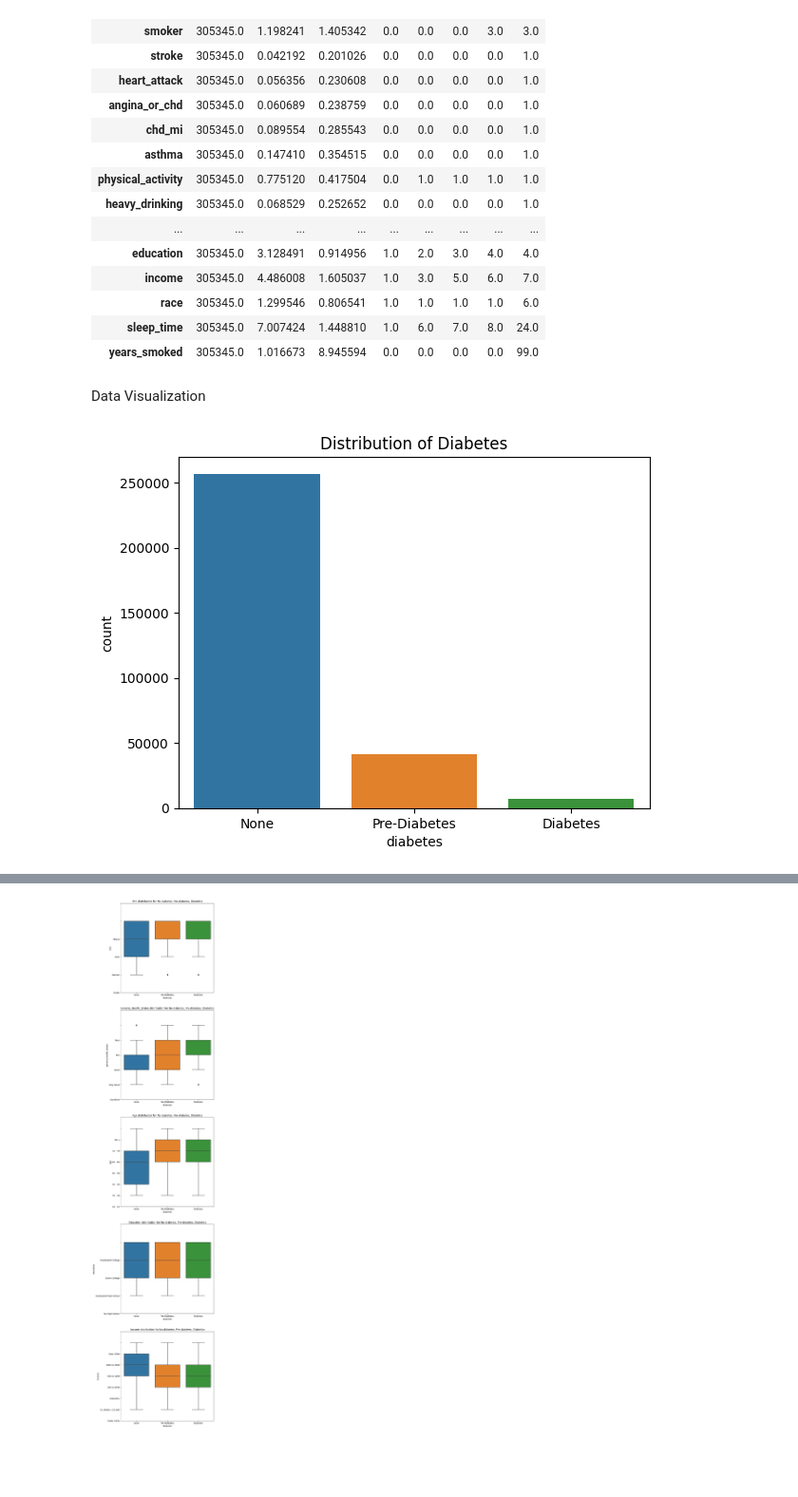
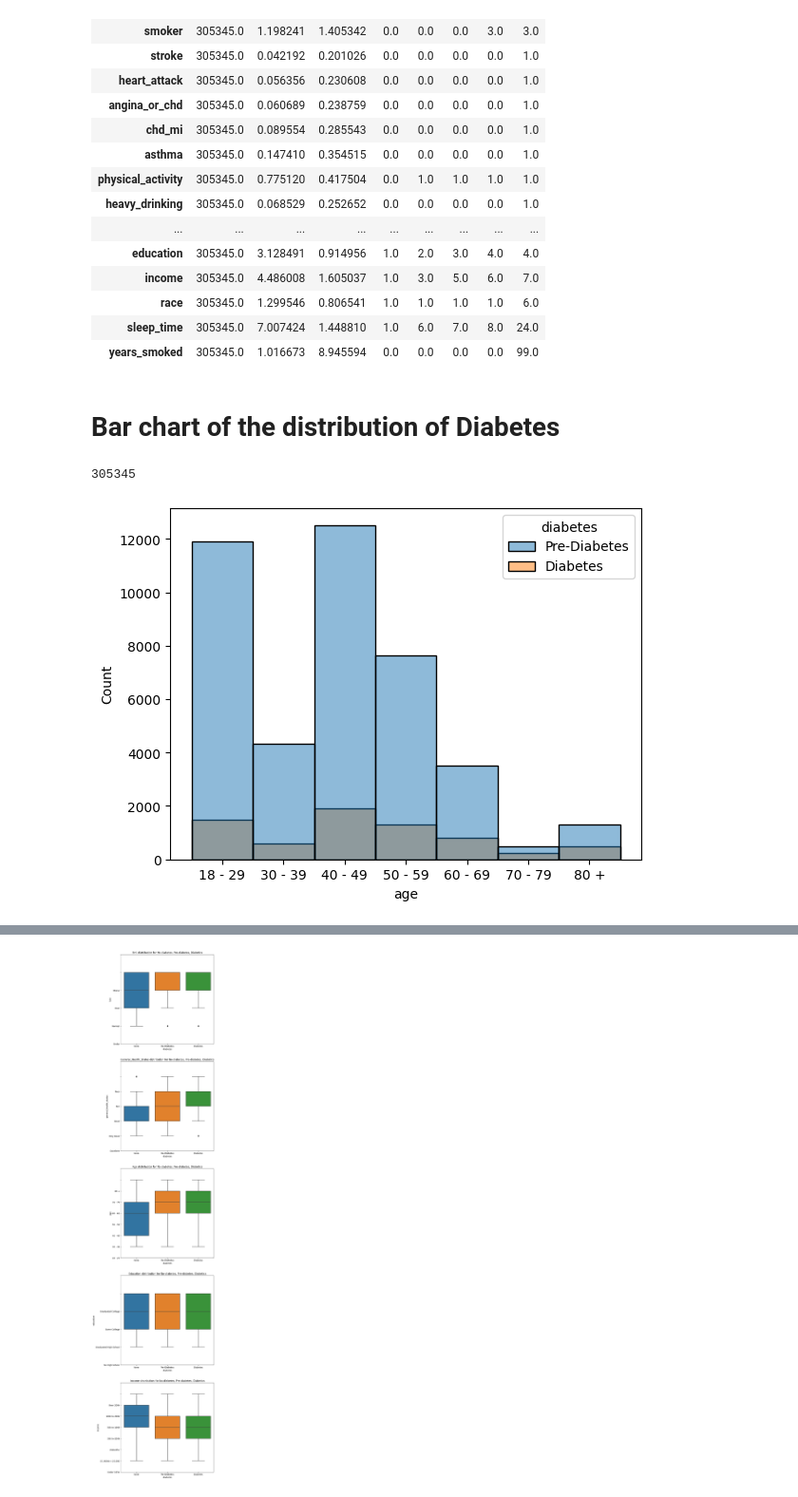
Before and after one commit to DanielHarrod/mec-mini-projects, a Jupyter notebook: Capstone/12_classification/data_wrangling_and_exploration.ipynb, the cells around one changed output, grey strips where cells are left out. Shown at 95% size. Cells and saved outputs as stored; diff of their text form; code cells hidden in the pictures; blank space fills up the shorter version.

```diff
--- a/Capstone/12_classification/data_wrangling_and_exploration.ipynb
+++ b/Capstone/12_classification/data_wrangling_and_exploration.ipynb
@@ -970,5 +1020,9 @@ The dataframe is composed of indexing information, if necessary a list of column
 # %%
 def get_data_for_report(columns):
+    if isinstance(columns, list) == False:
+        print(f"Need to pass in a list not a {type(columns)}")
+        return
+
     data_df = pd.DataFrame()
 
     for column in columns:
@@ -1098,11 +1152,21 @@ df.describe().T
 | race | 305345.0 | 1.299546 | 0.806541 | 1.0 | 1.0 | 1.0 | 1.0 | 6.0 |
 | sleep_time | 305345.0 | 7.007424 | 1.448810 | 1.0 | 6.0 | 7.0 | 8.0 | 24.0 |
 | years_smoked | 305345.0 | 1.016673 | 8.945594 | 0.0 | 0.0 | 0.0 | 0.0 | 99.0 |
-# %% [markdown]
-Data Visualization
-# %%
-sns.countplot(x='diabetes', data=report_df)
-plt.title('Distribution')
-plt.show()
-# %% [output]
-[figure, removed]
+# %% [markdown]
+# Bar chart of the distribution of Diabetes
+# %%
+report_df.shape[0]
+# %% [output]
+305345
+# %%
+report_df = get_data_for_report(['diabetes','age'])
+# %%
+report_df.drop(df[df.diabetes == 0].index, inplace=True)
+ax = sns.histplot(x='age', data=report_df, hue='diabetes')
+
+ax.set_xticklabels(column_order('age'))
+
+
+df.drop(df[df.general_health_status.isin([7,9,np.nan])].index, inplace=True)
+# %% [output]
+[figure, added]
```
Also changed, not shown: parts of 35 cells of this notebook, 18 other files.
